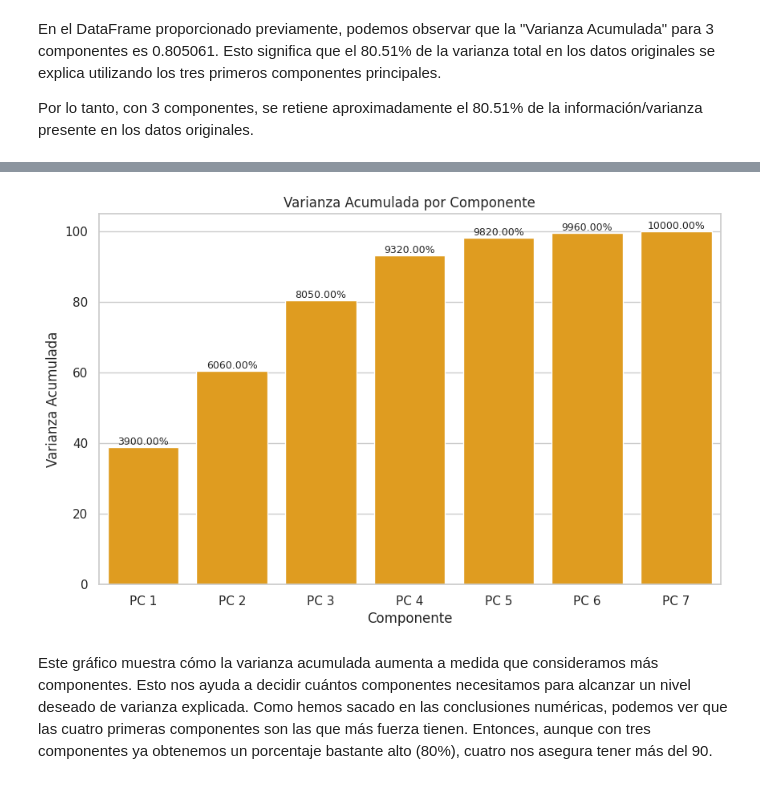
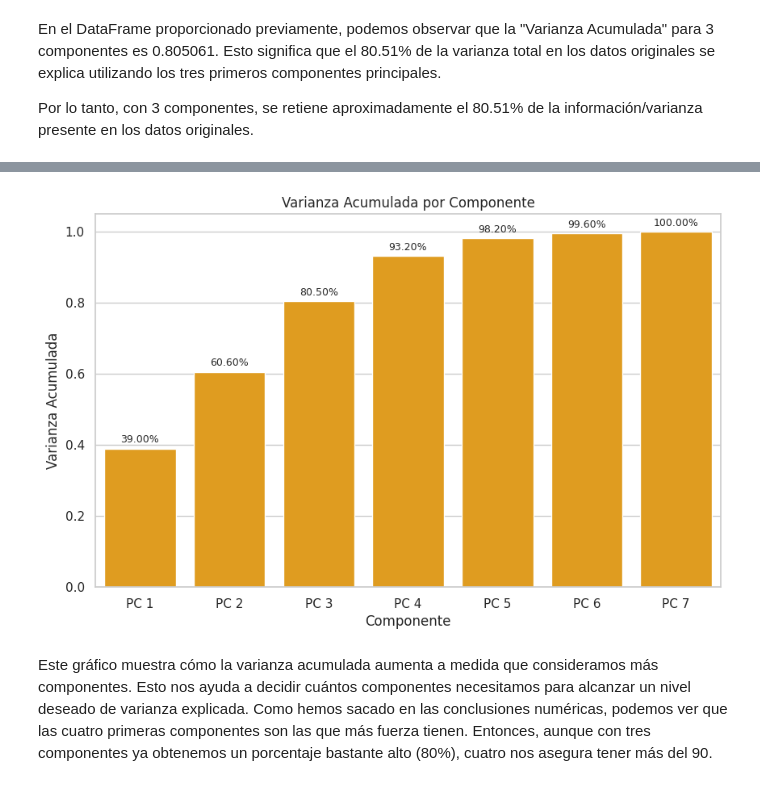
Before and after one commit to CeliaDiazSanchez/Data-Mining, a Jupyter notebook: LAB01_p3.ipynb, the cells around one changed output, grey strips where cells are left out. Saved outputs shown, nothing was run; the diff lists cells and outputs as text; code cells hidden in the pictures.

```diff
--- a/LAB01_p3.ipynb
+++ b/LAB01_p3.ipynb
@@ -1100,22 +1104,22 @@ Por lo tanto, con 3 componentes, se retiene aproximadamente el 80.51% de la info
 # %%
 # Datos
 componentes = pca_results.index
-varianza_acumulada = pca_results['% Varianza Acumulada']
+varianza_acumulada = pca_results['% Varianza Acumulada']/100
 
 # Crear un histograma de la varianza acumulada
 plt.figure(figsize=(10, 6))
 ax = sns.barplot(x=componentes, y=varianza_acumulada, color='orange')
 
 # Agregar porcentajes en cada barra
 for idx, value in enumerate(varianza_acumulada):
     ax.text(idx, value + 0.01, f'{value:.2%}', ha='center', va='bottom', fontsize=9)
 
 plt.title('Varianza Acumulada por Componente')
 plt.xlabel('Componente')
 plt.ylabel('Varianza Acumulada')
 plt.show()
 # %% [output]
-[figure, old version]
+[figure, new version]
 # %% [markdown]
 Este gráfico muestra cómo la varianza acumulada aumenta a medida que consideramos más componentes. Esto nos ayuda a decidir cuántos componentes necesitamos para alcanzar un nivel deseado de varianza explicada. Como hemos sacado en las conclusiones numéricas, podemos ver que las cuatro primeras componentes son las que más fuerza tienen. Entonces, aunque con tres componentes ya obtenemos un porcentaje bastante alto (80%), cuatro nos asegura tener más del 90.
 # %% [markdown]
```
Also changed, not shown: parts of 8 cells of this notebook.
